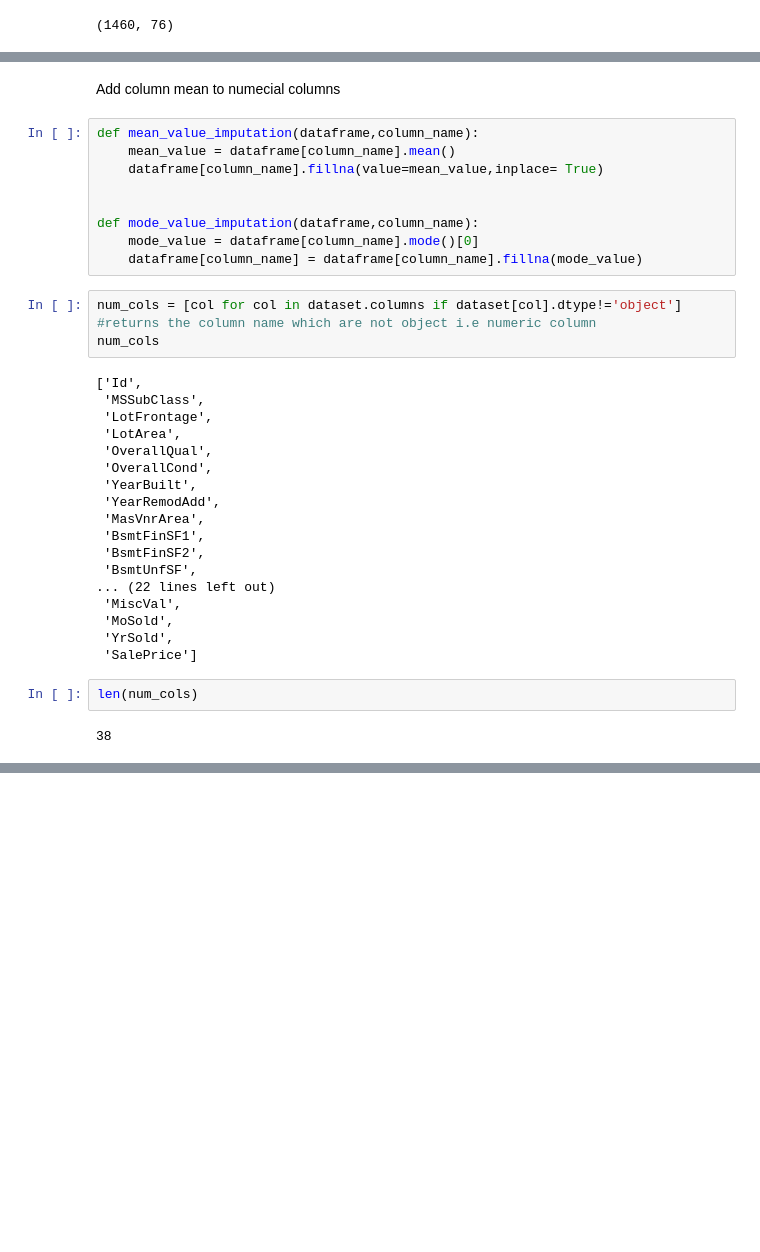
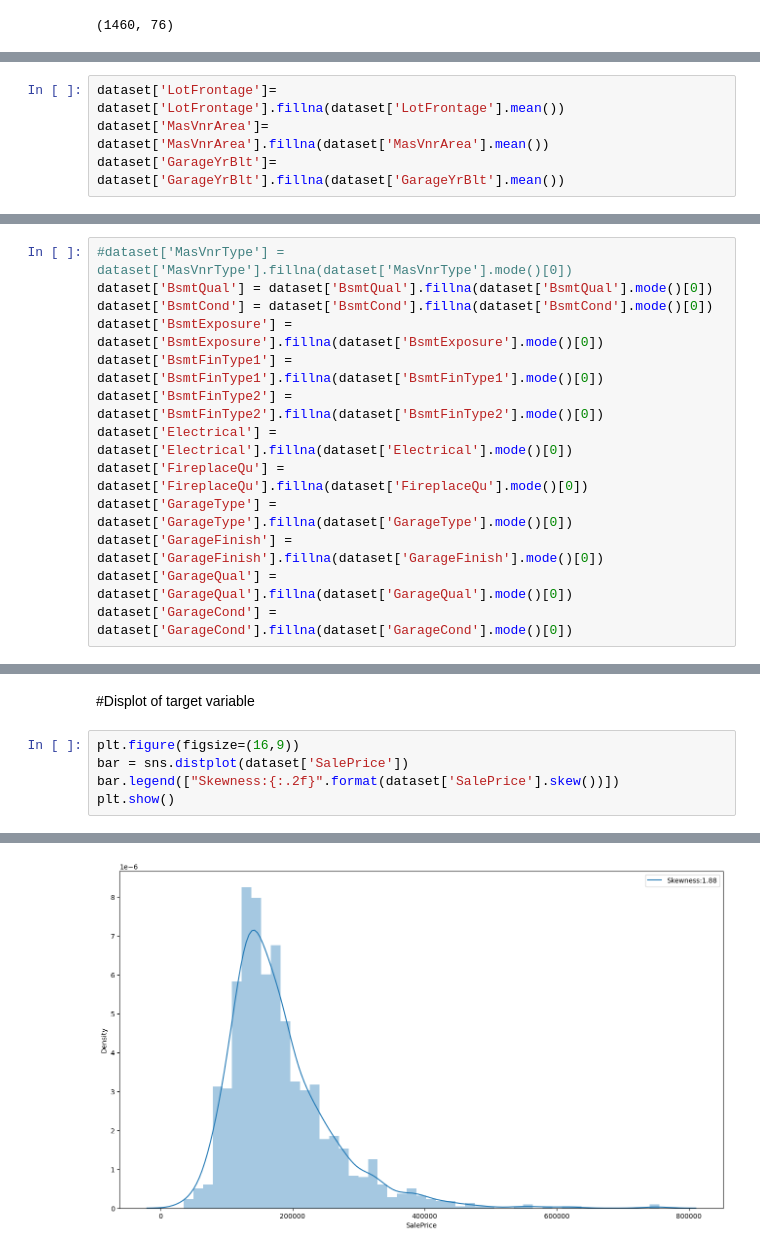
Before and after one commit to parvezshag/colabfolder, a Jupyter notebook: House_Price_predict.ipynb, the cells around one changed output, grey strips where cells are left out. Drawn from its saved outputs; the diff is of its cells as text; blank space fills up the shorter version.

```diff
--- a/House_Price_predict.ipynb
+++ b/House_Price_predict.ipynb
@@ -208,0 +220,4 @@ dataset.shape
+# %%
+dataset['LotFrontage']= dataset['LotFrontage'].fillna(dataset['LotFrontage'].mean())
+dataset['MasVnrArea']= dataset['MasVnrArea'].fillna(dataset['MasVnrArea'].mean())
+dataset['GarageYrBlt']= dataset['GarageYrBlt'].fillna(dataset['GarageYrBlt'].mean())
@@ -208,0 +236,13 @@ dataset.shape
+# %%
+#dataset['MasVnrType'] = dataset['MasVnrType'].fillna(dataset['MasVnrType'].mode()[0])
+dataset['BsmtQual'] = dataset['BsmtQual'].fillna(dataset['BsmtQual'].mode()[0])
+dataset['BsmtCond'] = dataset['BsmtCond'].fillna(dataset['BsmtCond'].mode()[0])
+dataset['BsmtExposure'] = dataset['BsmtExposure'].fillna(dataset['BsmtExposure'].mode()[0])
+dataset['BsmtFinType1'] = dataset['BsmtFinType1'].fillna(dataset['BsmtFinType1'].mode()[0])
+dataset['BsmtFinType2'] = dataset['BsmtFinType2'].fillna(dataset['BsmtFinType2'].mode()[0])
+dataset['Electrical'] = dataset['Electrical'].fillna(dataset['Electrical'].mode()[0])
+dataset['FireplaceQu'] = dataset['FireplaceQu'].fillna(dataset['FireplaceQu'].mode()[0])
+dataset['GarageType'] = dataset['GarageType'].fillna(dataset['GarageType'].mode()[0])
+dataset['GarageFinish'] = dataset['GarageFinish'].fillna(dataset['GarageFinish'].mode()[0])
+dataset['GarageQual'] = dataset['GarageQual'].fillna(dataset['GarageQual'].mode()[0])
+dataset['GarageCond'] = dataset['GarageCond'].fillna(dataset['GarageCond'].mode()[0])
@@ -221,36 +273,8 @@ len(dataset.columns[dataset.isnull().any()])
-# %% [markdown]
-Add column mean to numecial columns
-# %%
-def mean_value_imputation(dataframe,column_name):
-    mean_value = dataframe[column_name].mean()
-    dataframe[column_name].fillna(value=mean_value,inplace= True)
-
-
-def mode_value_imputation(dataframe,column_name):
-    mode_value = dataframe[column_name].mode()[0]
-    dataframe[column_name] = dataframe[column_name].fillna(mode_value)
-# %%
-num_cols = [col for col in dataset.columns if dataset[col].dtype!='object'] #returns the column name which are not object i.e numeric column
-num_cols
-# %% [output]
-['Id',
- 'MSSubClass',
- 'LotFrontage',
- 'LotArea',
- 'OverallQual',
- 'OverallCond',
- 'YearBuilt',
- 'YearRemodAdd',
- 'MasVnrArea',
- 'BsmtFinSF1',
- 'BsmtFinSF2',
- 'BsmtUnfSF',
-... (22 lines left out)
- 'MiscVal',
- 'MoSold',
- 'YrSold',
- 'SalePrice']
-# %%
-len(num_cols)
-# %% [output]
-38
+# %% [markdown]
+#Displot of target variable
+# %%
+plt.figure(figsize=(16,9))
+bar = sns.distplot(dataset['SalePrice'])
+bar.legend(["Skewness:{:.2f}".format(dataset['SalePrice'].skew())])
+plt.show()
+# %% [output]
@@ -256,0 +290 @@ len(num_cols)
+[figure, added]
```
Also changed, not shown: parts of 14 cells of this notebook, 2 other files.
